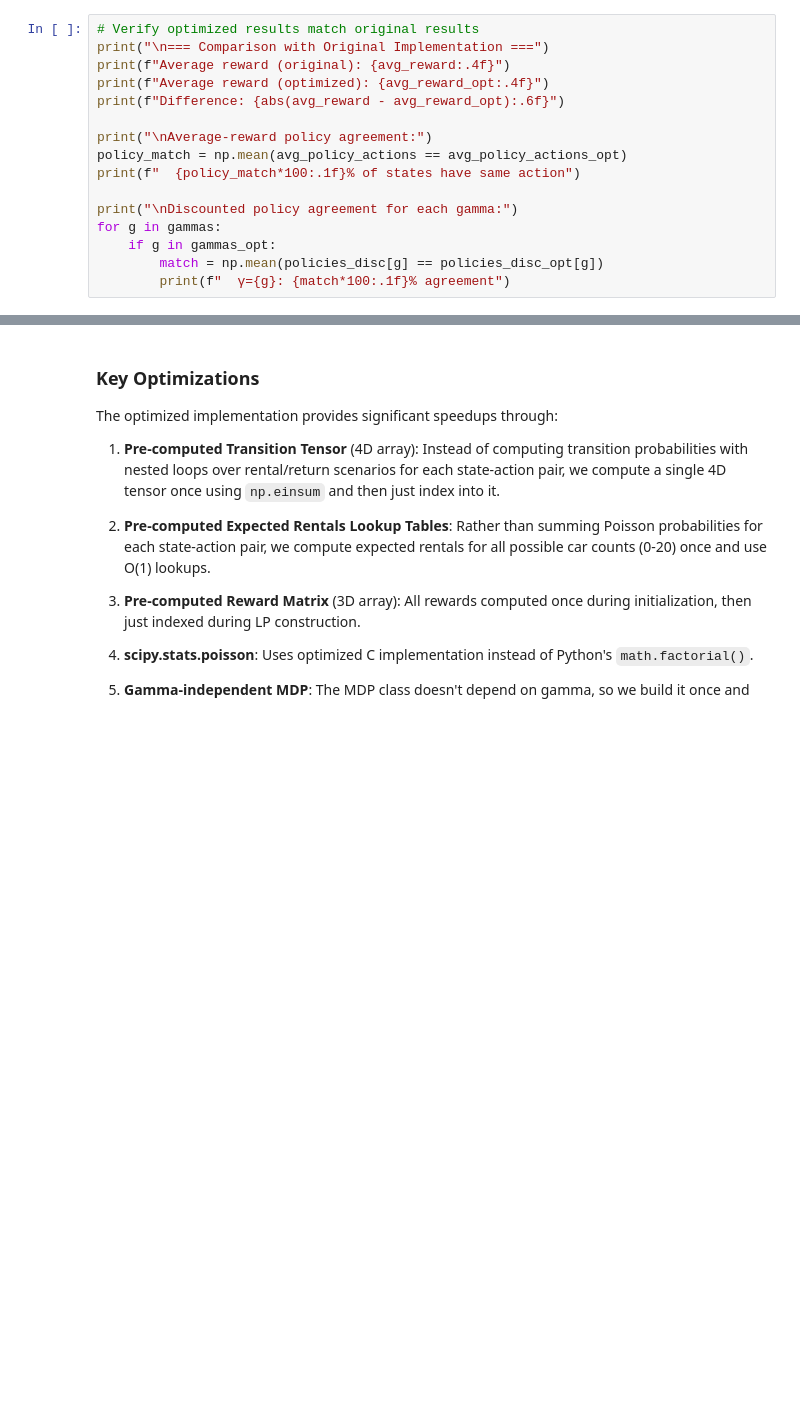
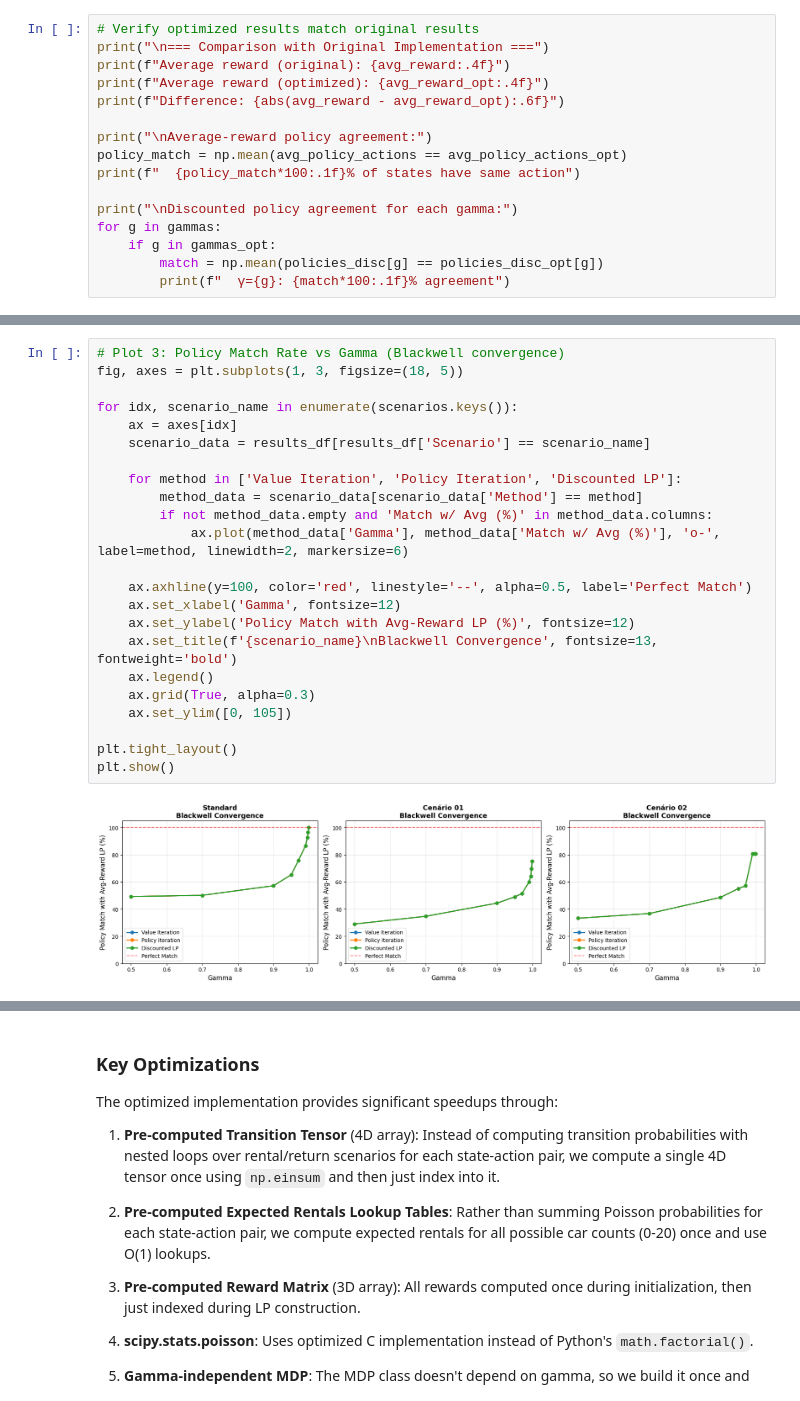
Before and after one commit to novae1/rl_gym, a Jupyter notebook: MDPs/blackwell_jack_rental.ipynb, the cells around one changed output, grey strips where cells are left out. Saved outputs shown, nothing was run; the diff lists cells and outputs as text; blank space fills up the shorter version.

```diff
--- a/MDPs/blackwell_jack_rental.ipynb
+++ b/MDPs/blackwell_jack_rental.ipynb
@@ -725,0 +1022,25 @@ Keep other parameters constant (standard scenario values).
+# %%
+# Plot 3: Policy Match Rate vs Gamma (Blackwell convergence)
+fig, axes = plt.subplots(1, 3, figsize=(18, 5))
+
+for idx, scenario_name in enumerate(scenarios.keys()):
+    ax = axes[idx]
+    scenario_data = results_df[results_df['Scenario'] == scenario_name]
+
+    for method in ['Value Iteration', 'Policy Iteration', 'Discounted LP']:
+        method_data = scenario_data[scenario_data['Method'] == method]
+        if not method_data.empty and 'Match w/ Avg (%)' in method_data.columns:
+            ax.plot(method_data['Gamma'], method_data['Match w/ Avg (%)'], 'o-', label=method, linewidth=2, markersize=6)
+
+    ax.axhline(y=100, color='red', linestyle='--', alpha=0.5, label='Perfect Match')
+    ax.set_xlabel('Gamma', fontsize=12)
+    ax.set_ylabel('Policy Match with Avg-Reward LP (%)', fontsize=12)
+    ax.set_title(f'{scenario_name}\nBlackwell Convergence', fontsize=13, fontweight='bold')
+    ax.legend()
+    ax.grid(True, alpha=0.3)
+    ax.set_ylim([0, 105])
+
+plt.tight_layout()
+plt.show()
+# %% [output]
+[figure, added]
```
Also changed, not shown: parts of 16 cells of this notebook.
